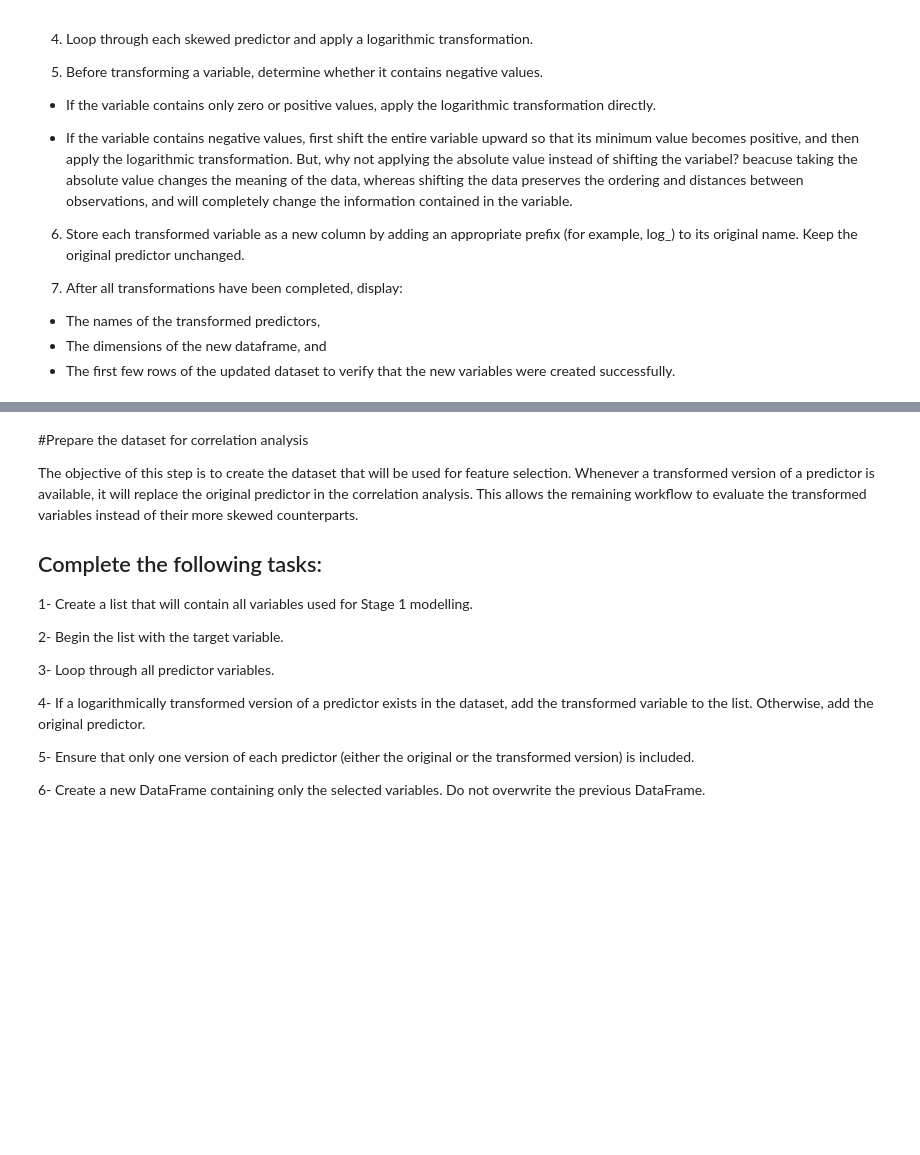
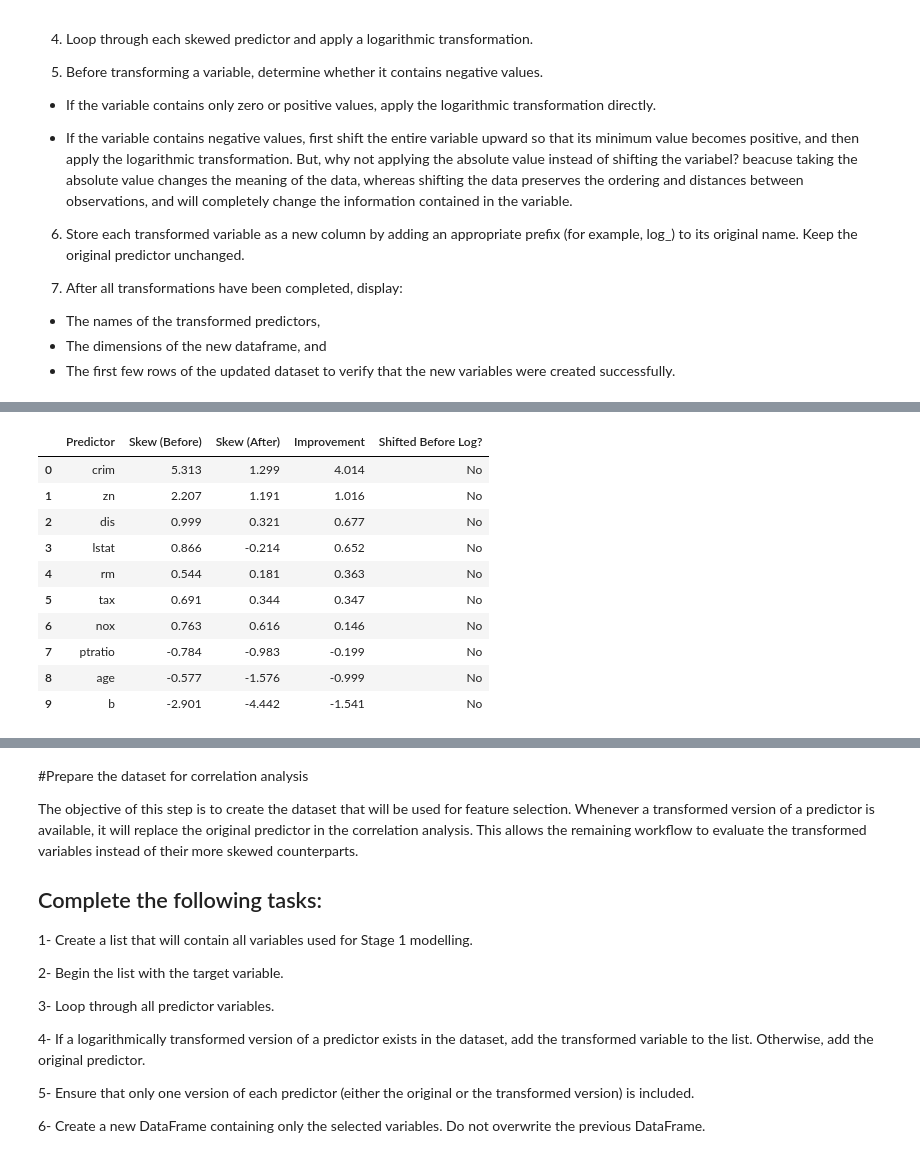
Before and after one commit to JoseAlberto88/Predictive-Analytics-, a Jupyter notebook: DAMO510_Module_04_in_Class_Activity_Starter_notebook.ipynb, the cells around one changed output, grey strips where cells are left out. Cells and saved outputs as stored; diff of their text form; code cells hidden in the pictures; blank space fills up the shorter version.

```diff
--- a/DAMO510_Module_04_in_Class_Activity_Starter_notebook.ipynb
+++ b/DAMO510_Module_04_in_Class_Activity_Starter_notebook.ipynb
@@ -334,0 +349,3 @@ Shape after adding transformed predictors: (498, 24)
+# %%
+# Step 3: Create a new DataFrame as a copy,  never overwrite the cleaned dataset
+df_d = df_b_cleaned.copy()
@@ -334,0 +443,35 @@ Shape after adding transformed predictors: (498, 24)
+# %%
+# Summary table: before/after skewness and improvement for each transformed predictor
+summary_rows = []
+
+for col in skewed_predictors:
+    log_col = f"log_{col}"
+    skew_before = df_d[col].skew()
+    skew_after = df_d[log_col].skew()
+    was_shifted = df_b_cleaned[col].min() < 0
+
+    summary_rows.append({
+        "Predictor": col,
+        "Skew (Before)": round(skew_before, 3),
+        "Skew (After)": round(skew_after, 3),
+        "Improvement": round(abs(skew_before) - abs(skew_after), 3),
+        "Shifted Before Log?": "Yes" if was_shifted else "No"
+    })
+
+transformation_summary = pd.DataFrame(summary_rows).sort_values(
+    "Improvement", ascending=False
+).reset_index(drop=True)
+
+transformation_summary
+# %% [output]
+|  | Predictor | Skew (Before) | Skew (After) | Improvement | Shifted Before Log? |
+| 0 | crim | 5.313 | 1.299 | 4.014 | No |
+| 1 | zn | 2.207 | 1.191 | 1.016 | No |
+| 2 | dis | 0.999 | 0.321 | 0.677 | No |
+| 3 | lstat | 0.866 | -0.214 | 0.652 | No |
+| 4 | rm | 0.544 | 0.181 | 0.363 | No |
+| 5 | tax | 0.691 | 0.344 | 0.347 | No |
+| 6 | nox | 0.763 | 0.616 | 0.146 | No |
+| 7 | ptratio | -0.784 | -0.983 | -0.199 | No |
+| 8 | age | -0.577 | -1.576 | -0.999 | No |
+| 9 | b | -2.901 | -4.442 | -1.541 | No |
```
Also changed, not shown: parts of 14 cells of this notebook.
